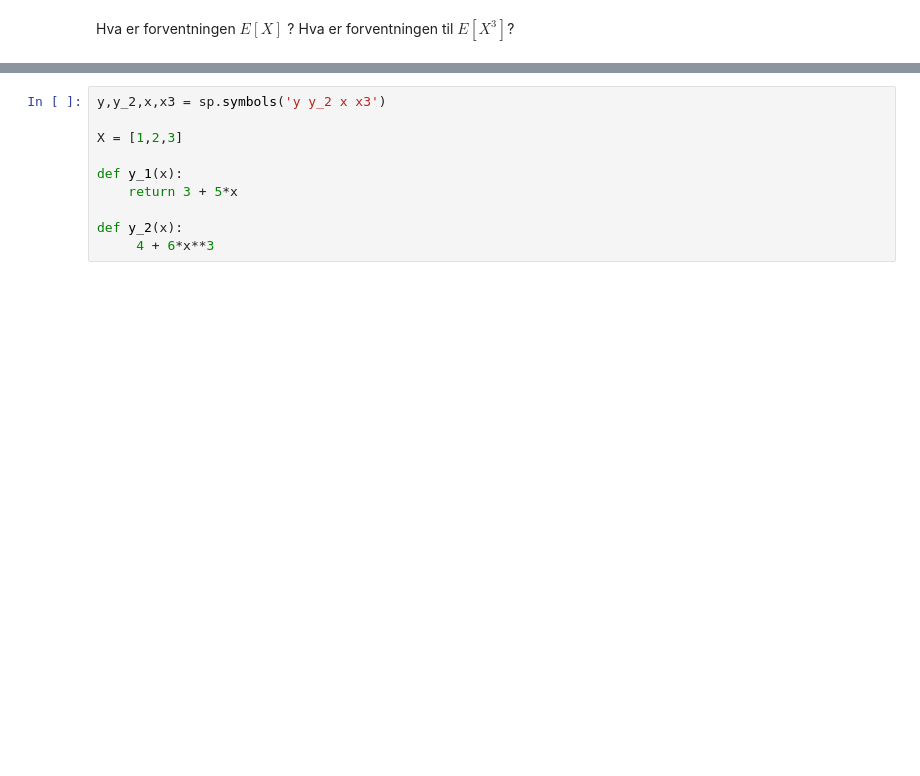
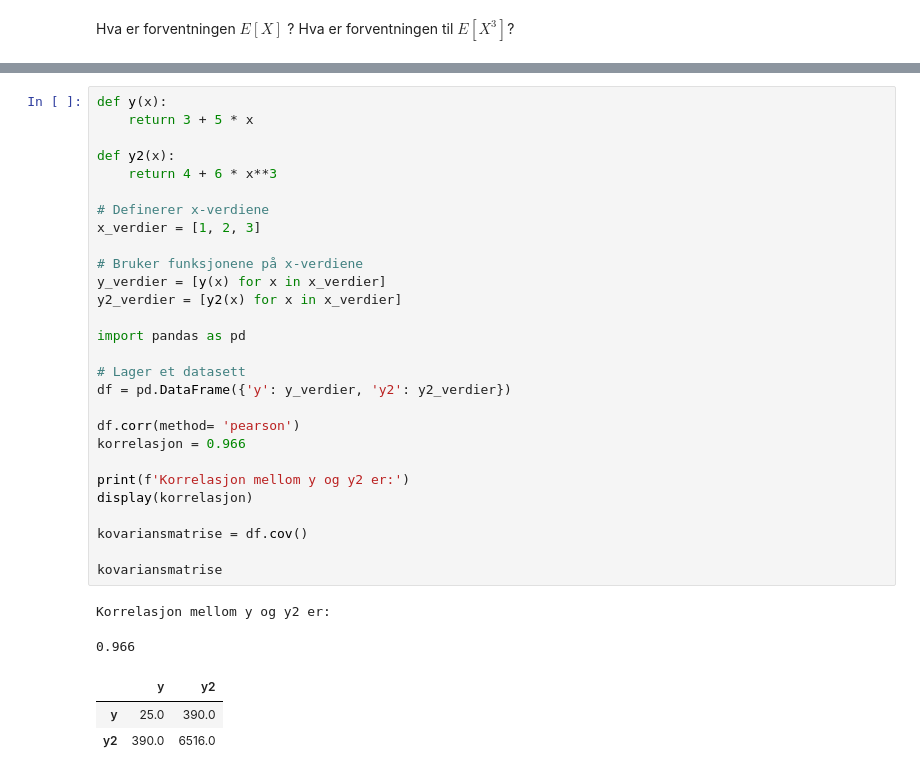
Before and after one commit to loopdiggaz/SOK2009, a Jupyter notebook: oppgave_2_2009.ipynb, the cells around one changed output, grey strips where cells are left out. Cells and saved outputs as stored; diff of their text form; blank space fills up the shorter version.

```diff
--- a/oppgave_2_2009.ipynb
+++ b/oppgave_2_2009.ipynb
@@ -64,10 +91,34 @@ $ (X, X^3) $ for verdiene x ∈ {1, 2, 3} . Kan du forklare svaret du f ̊ar med
-# %%
-y,y_2,x,x3 = sp.symbols('y y_2 x x3')
-
-X = [1,2,3]
-
-def y_1(x):
-    return 3 + 5*x
-
-def y_2(x):
-     4 + 6*x**3
+# %%
+def y(x):
+    return 3 + 5 * x
+
+def y2(x):
+    return 4 + 6 * x**3
+
+# Definerer x-verdiene
+x_verdier = [1, 2, 3]
+
+# Bruker funksjonene på x-verdiene
+y_verdier = [y(x) for x in x_verdier]
+y2_verdier = [y2(x) for x in x_verdier]
+
+import pandas as pd
+
+# Lager et datasett
+df = pd.DataFrame({'y': y_verdier, 'y2': y2_verdier})
+
+df.corr(method= 'pearson')
+korrelasjon = 0.966
+
+print(f'Korrelasjon mellom y og y2 er:')
+display(korrelasjon)
+
+kovariansmatrise = df.cov()
+
+kovariansmatrise
+# %% [output]
+Korrelasjon mellom y og y2 er:
+0.966
+|  | y | y2 |
+| y | 25.0 | 390.0 |
+| y2 | 390.0 | 6516.0 |
```
Also changed, not shown: parts of 14 cells of this notebook, 3 other files.
